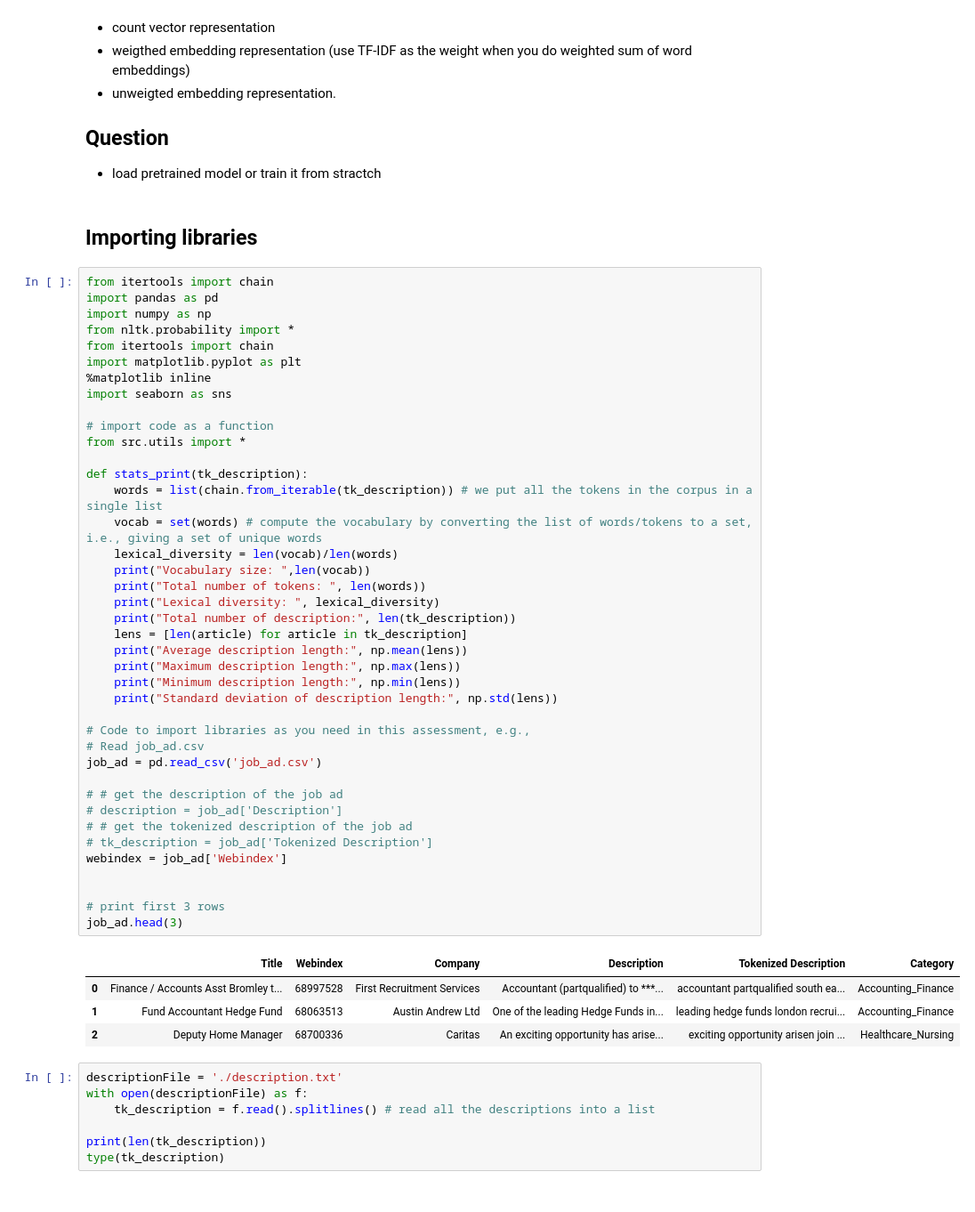
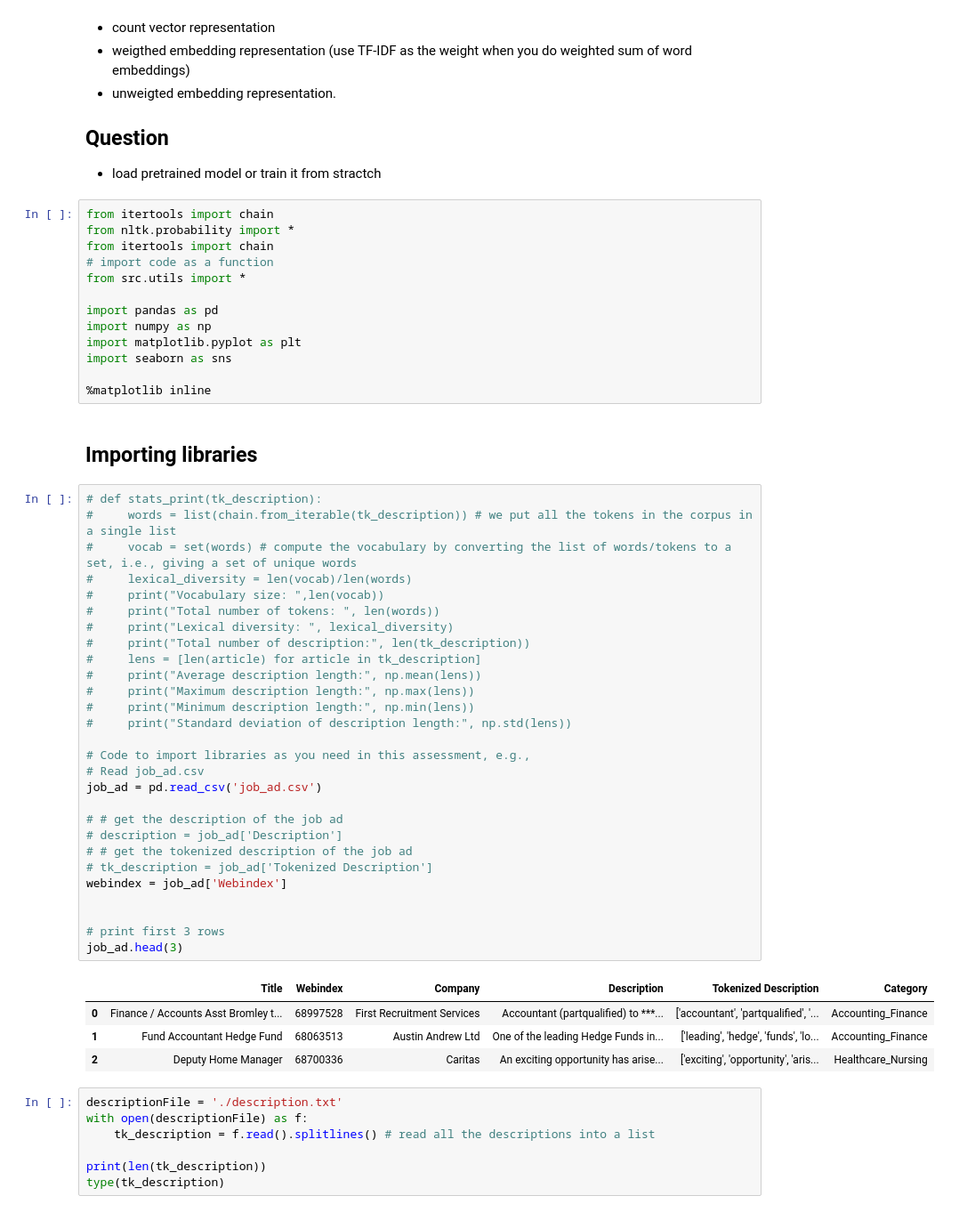
Before and after one commit to tnathu-ai/NLP-Job-Ad, a Jupyter notebook: task2_3.ipynb, the cells around one changed output. Shown at 89% size. Cells and saved outputs as stored; diff of their text form.

```diff
--- a/task2_3.ipynb
+++ b/task2_3.ipynb
@@ -22,53 +22,54 @@ You can do that for any embedding models and generate two version of doc represe
 
 ## Question
 + load pretrained model or train it from stractch
+# %%
+from itertools import chain
+from nltk.probability import *
+from itertools import chain
+# import code as a function
+from src.utils import *
+
+import pandas as pd
+import numpy as np
+import matplotlib.pyplot as plt
+import seaborn as sns
+
+%matplotlib inline
 # %% [markdown]
 ## Importing libraries
 # %%
-from itertools import chain
-import pandas as pd
-import numpy as np
-from nltk.probability import *
-from itertools import chain
-import matplotlib.pyplot as plt
-%matplotlib inline
-import seaborn as sns
-
-# import code as a function
-from src.utils import *
-
-def stats_print(tk_description):
-    words = list(chain.from_iterable(tk_description)) # we put all the tokens in the corpus in a single list
-    vocab = set(words) # compute the vocabulary by converting the list of words/tokens to a set, i.e., giving a set of unique words
-    lexical_diversity = len(vocab)/len(words)
-    print("Vocabulary size: ",len(vocab))
-    print("Total number of tokens: ", len(words))
-    print("Lexical diversity: ", lexical_diversity)
-    print("Total number of description:", len(tk_description))
-    lens = [len(article) for article in tk_description]
-    print("Average description length:", np.mean(lens))
-    print("Maximum description length:", np.max(lens))
-    print("Minimum description length:", np.min(lens))
-    print("Standard deviation of description length:", np.std(lens))
+# def stats_print(tk_description):
+#     words = list(chain.from_iterable(tk_description)) # we put all the tokens in the corpus in a single list
+#     vocab = set(words) # compute the vocabulary by converting the list of words/tokens to a set, i.e., giving a set of unique words
+#     lexical_diversity = len(vocab)/len(words)
+#     print("Vocabulary size: ",len(vocab))
+#     print("Total number of tokens: ", len(words))
+#     print("Lexical diversity: ", lexical_diversity)
+#     print("Total number of description:", len(tk_description))
+#     lens = [len(article) for article in tk_description]
+#     print("Average description length:", np.mean(lens))
+#     print("Maximum description length:", np.max(lens))
+#     print("Minimum description length:", np.min(lens))
+#     print("Standard deviation of description length:", np.std(lens))
 
 # Code to import libraries as you need in this assessment, e.g.,
 # Read job_ad.csv
 job_ad = pd.read_csv('job_ad.csv')
 
 # # get the description of the job ad
 # description = job_ad['Description']
 # # get the tokenized description of the job ad
 # tk_description = job_ad['Tokenized Description']
 webindex = job_ad['Webindex']
 
 
 # print first 3 rows
 job_ad.head(3)
 # %% [output]
 |  | Title | Webindex | Company | Description | Tokenized Description | Category |
-| 0 | Finance / Accounts Asst Bromley t... | 68997528 | First Recruitment Services | Accountant (partqualified) to ***... | accountant partqualified south ea... | Accounting_Finance |
-| 1 | Fund Accountant Hedge Fund | 68063513 | Austin Andrew Ltd | One of the leading Hedge Funds in... | leading hedge funds london recrui... | Accounting_Finance |
-| 2 | Deputy Home Manager | 68700336 | Caritas | An exciting opportunity has arise... | exciting opportunity arisen join ... | Healthcare_Nursing |
+| 0 | Finance / Accounts Asst Bromley t... | 68997528 | First Recruitment Services | Accountant (partqualified) to ***... | ['accountant', 'partqualified', '... | Accounting_Finance |
+| 1 | Fund Accountant Hedge Fund | 68063513 | Austin Andrew Ltd | One of the leading Hedge Funds in... | ['leading', 'hedge', 'funds', 'lo... | Accounting_Finance |
+| 2 | Deputy Home Manager | 68700336 | Caritas | An exciting opportunity has arise... | ['exciting', 'opportunity', 'aris... | Healthcare_Nursing |
 # %%
 descriptionFile = './description.txt'
 with open(descriptionFile) as f:
```
Also changed, not shown: parts of 26 cells of this notebook, 3 other files.
